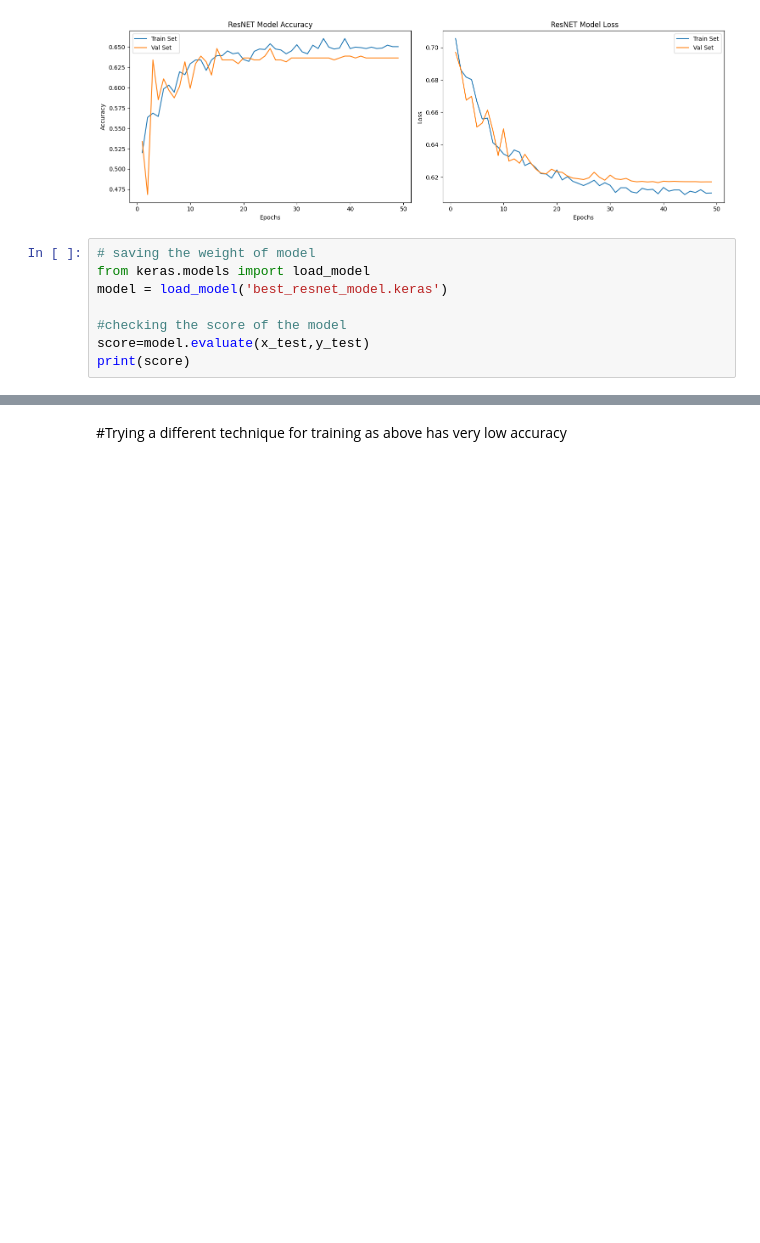
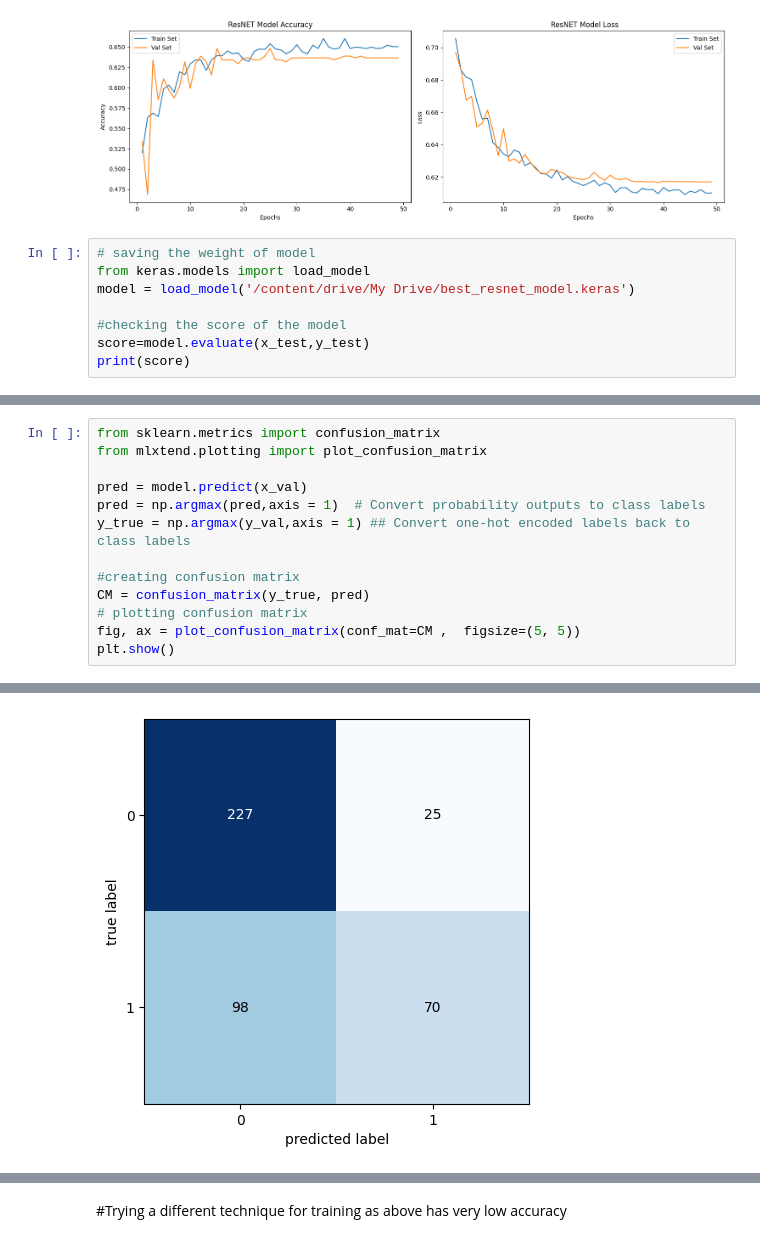
Before and after one commit to Dipu34/MonkeyPox_Prediction_CNN, a Jupyter notebook: PROJECT_MPOX.ipynb, the cells around one changed output, grey strips where cells are left out. Drawn from its saved outputs; the diff is of its cells as text; blank space fills up the shorter version.

Commit message:
Checked Conf Mat & report for both RESNET models

```diff
--- a/PROJECT_MPOX.ipynb
+++ b/PROJECT_MPOX.ipynb
@@ -853,7 +854,7 @@ plt.show()
 # %%
 # saving the weight of model
 from keras.models import load_model
-model = load_model('best_resnet_model.keras')
+model = load_model('/content/drive/My Drive/best_resnet_model.keras')
 
 #checking the score of the model
 score=model.evaluate(x_test,y_test)
@@ -863,0 +865,14 @@ print(score)
+# %%
+from sklearn.metrics import confusion_matrix
+from mlxtend.plotting import plot_confusion_matrix
+
+pred = model.predict(x_val)
+pred = np.argmax(pred,axis = 1)  # Convert probability outputs to class labels
+y_true = np.argmax(y_val,axis = 1) ## Convert one-hot encoded labels back to class labels
+
+#creating confusion matrix
+CM = confusion_matrix(y_true, pred)
+# plotting confusion matrix
+fig, ax = plot_confusion_matrix(conf_mat=CM ,  figsize=(5, 5))
+plt.show()
+# %% [output]
@@ -863,0 +880 @@ print(score)
+[figure, added]
```
Also changed, not shown: parts of 9 cells of this notebook.
